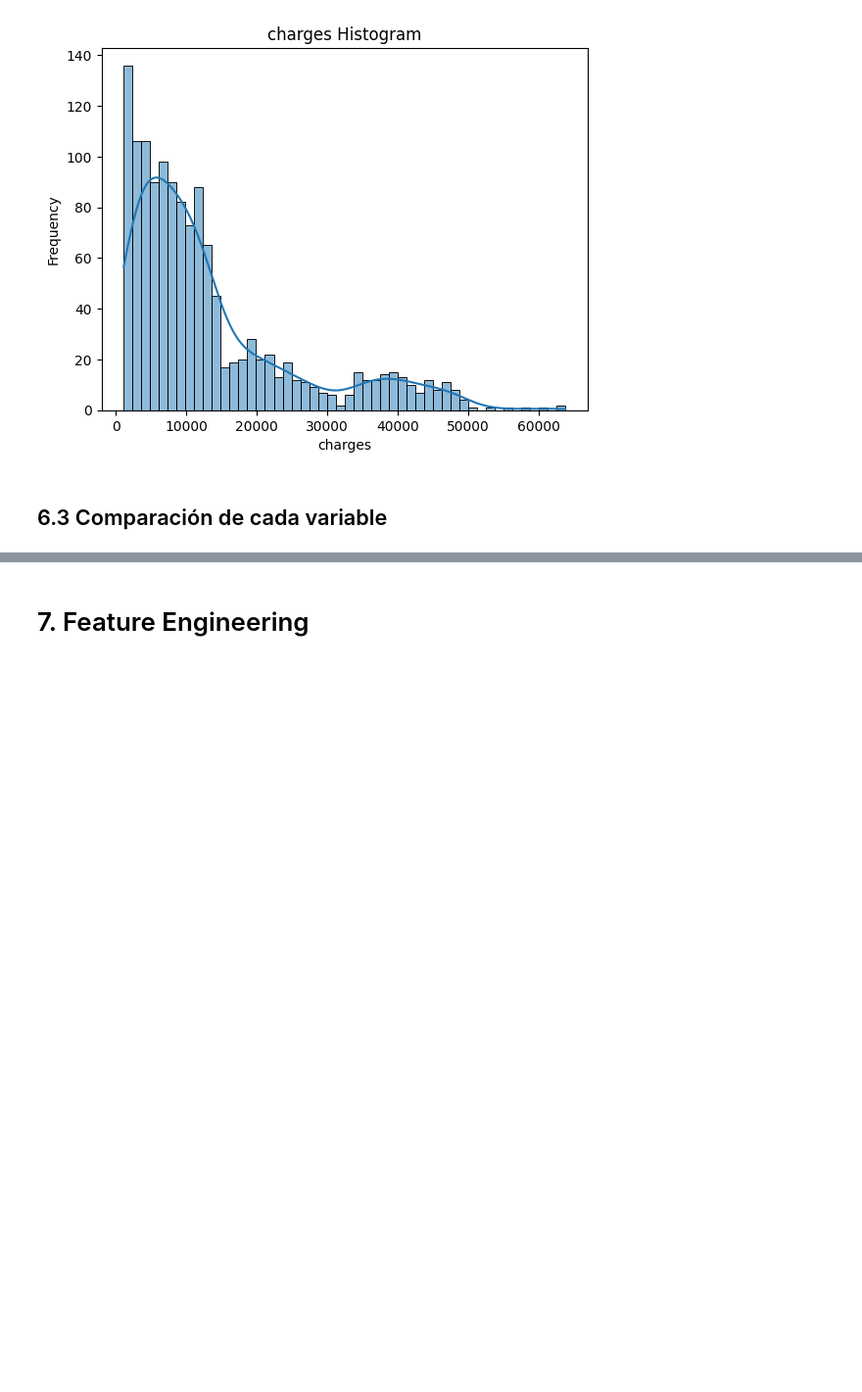
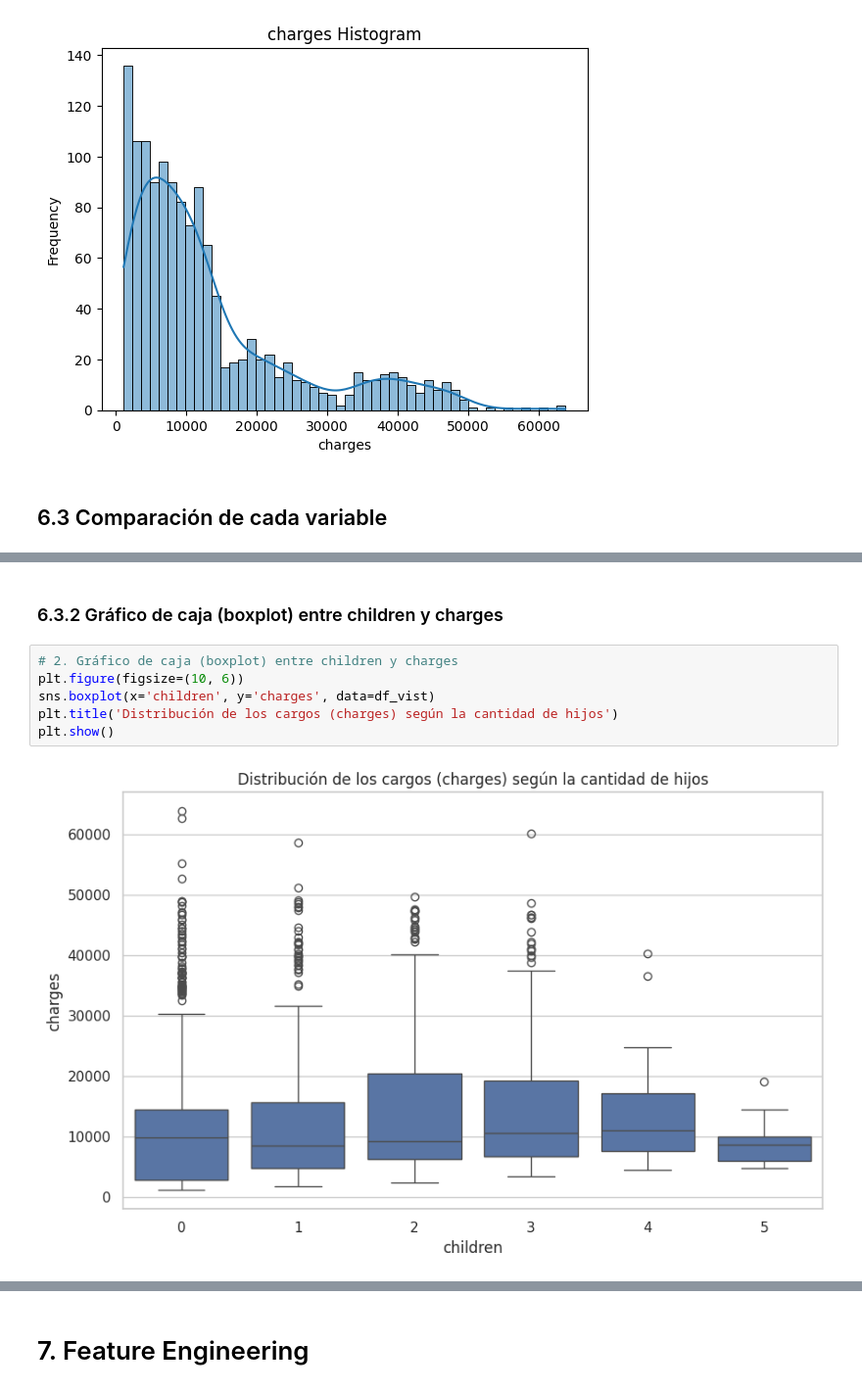
Before and after one commit to josem17-cyber/EDA_PySparkML, a Jupyter notebook: notebooks/EDA_Spark.ipynb, the cells around one changed output, grey strips where cells are left out. Shown: that part at 98% size. Saved outputs shown, nothing was run; the diff lists cells and outputs as text; blank space fills up the shorter version.

```diff
--- a/notebooks/EDA_Spark.ipynb
+++ b/notebooks/EDA_Spark.ipynb
@@ -290,0 +357,10 @@ plt.show()
+# %% [markdown]
+### 6.3.2 Gráfico de caja (boxplot) entre children y charges
+# %%
+# 2. Gráfico de caja (boxplot) entre children y charges
+plt.figure(figsize=(10, 6))
+sns.boxplot(x='children', y='charges', data=df_vist)
+plt.title('Distribución de los cargos (charges) según la cantidad de hijos')
+plt.show()
+# %% [output]
+[figure, added]
```
Also changed, not shown: parts of 40 cells of this notebook.
